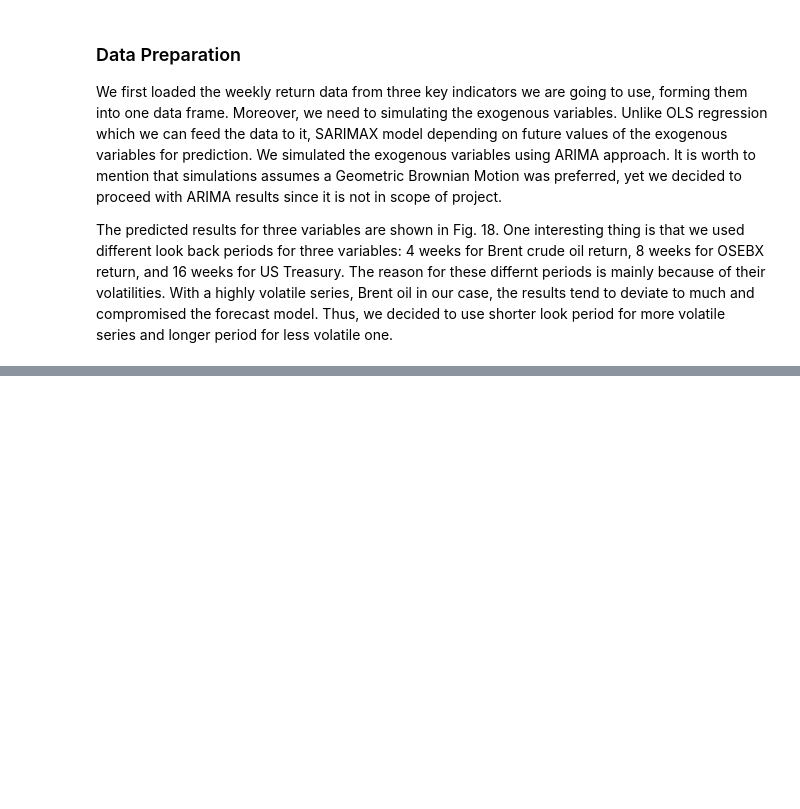
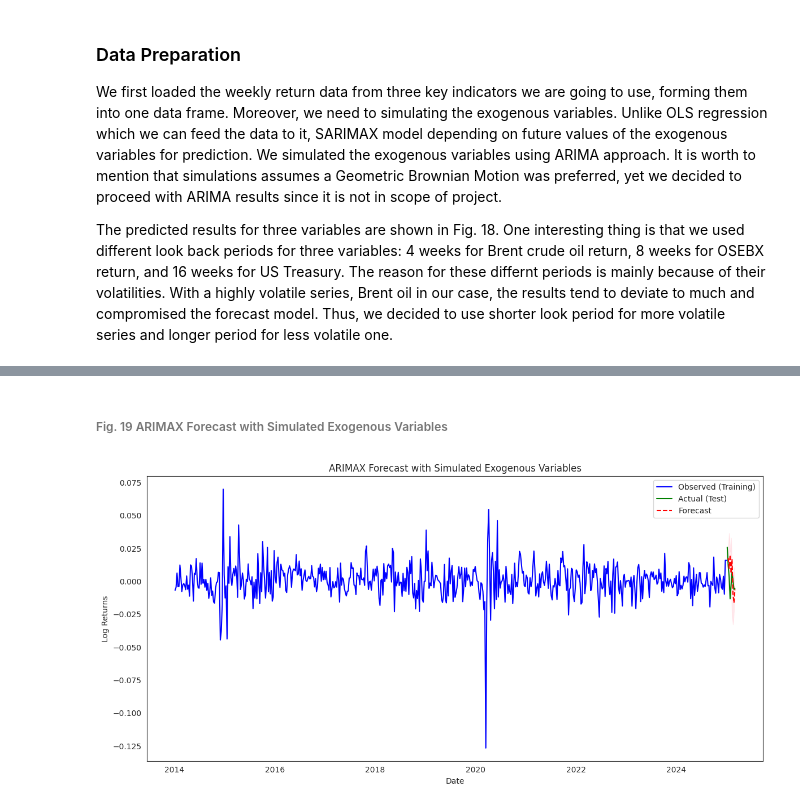
Before and after one commit to bjornhaalandoma/TIO4317_group5, a Jupyter notebook: Report.ipynb, the cells around one changed output, grey strips where cells are left out. Saved outputs shown, nothing was run; the diff lists cells and outputs as text; code cells hidden in the pictures; blank space fills up the shorter version.

```diff
--- a/Report.ipynb
+++ b/Report.ipynb
@@ -866,0 +829,36 @@ Warnings:
+# %% [markdown]
+###### Fig. 19 ARIMAX Forecast with Simulated Exogenous Variables
+# %%
+# We define the dates for forecasting
+forecast_dates = pd.date_range(start=train_end + pd.Timedelta(weeks=1), periods=n_steps, freq='W-MON')
+
+# We use the simulated values from step 2 in the prediction
+simulated_exog = pd.DataFrame(index=forecast_dates)
+for var in ['Oil_Price', 'OSEBX', 'US_Treasury']:
+    simulated_exog[var] = mode_paths[var][0]  # mode path
+
+# Initializing list for storing predicted values and confidence intervals
+forecast_values, forecast_ci_lower, forecast_ci_upper = [], [], []
+
+forecast = results.get_forecast(steps=n_steps, exog=simulated_exog)
+
+
+forecast_df = pd.DataFrame({
+    'Forecast': forecast.predicted_mean.values,
+    'Lower CI': forecast.conf_int().iloc[:, 0],
+    'Upper CI': forecast.conf_int().iloc[:, 1]
+}, index=forecast_dates)
+
+plt.figure(figsize=(12, 6))
+sns.lineplot(x=train_data.index, y=train_data['Aker_BP_Log_Returns'], label='Observed (Training)', color='blue')
+sns.lineplot(x=test_data.index, y=test_data['Aker_BP_Log_Returns'], label='Actual (Test)', color='green')
+sns.lineplot(x=forecast_df.index, y=forecast_df['Forecast'], linestyle='dashed', color='red', label='Forecast')
+plt.fill_between(forecast_df.index, forecast_df['Lower CI'], forecast_df['Upper CI'], color='pink', alpha=0.3)
+plt.title('ARIMAX Forecast with Simulated Exogenous Variables')
+plt.xlabel('Date')
+plt.ylabel('Log Returns')
+plt.legend()
+plt.tight_layout()
+plt.show()
+# %% [output]
+[figure, added]
```
Also changed, not shown: parts of 14 cells of this notebook.
